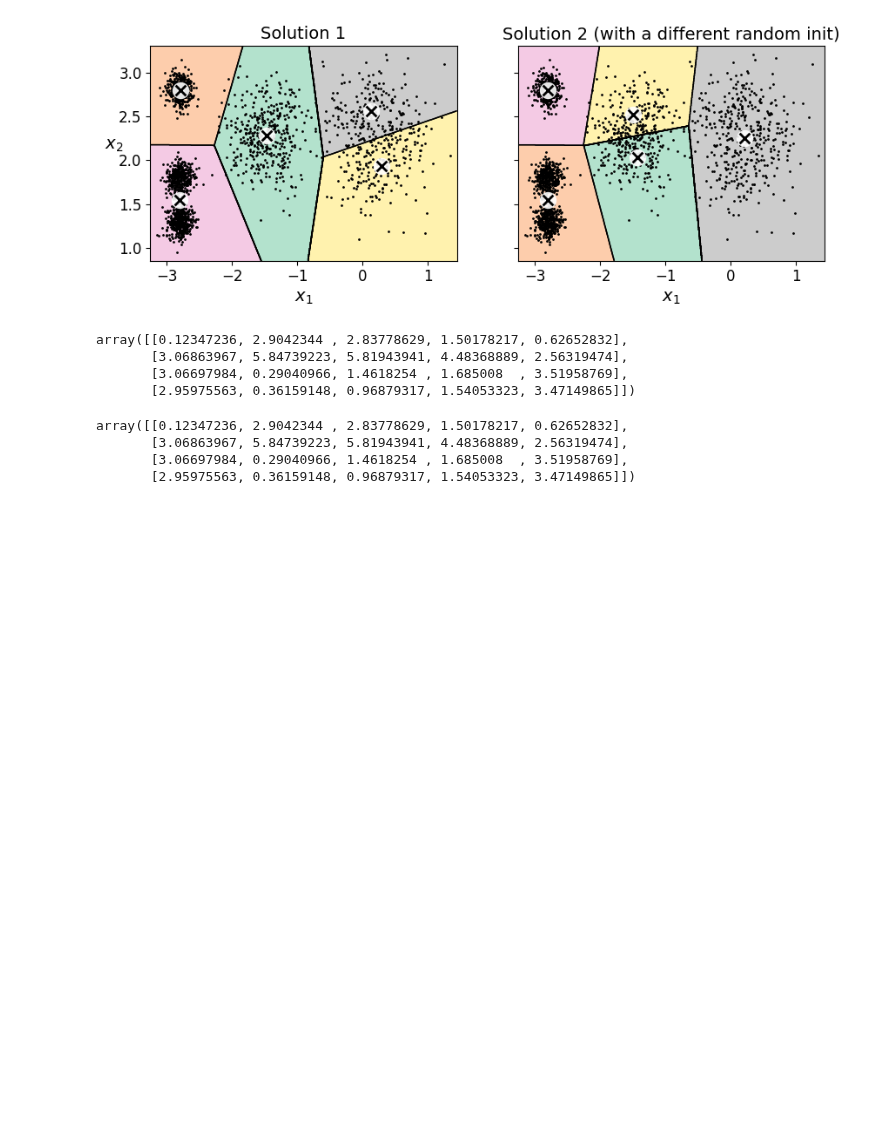
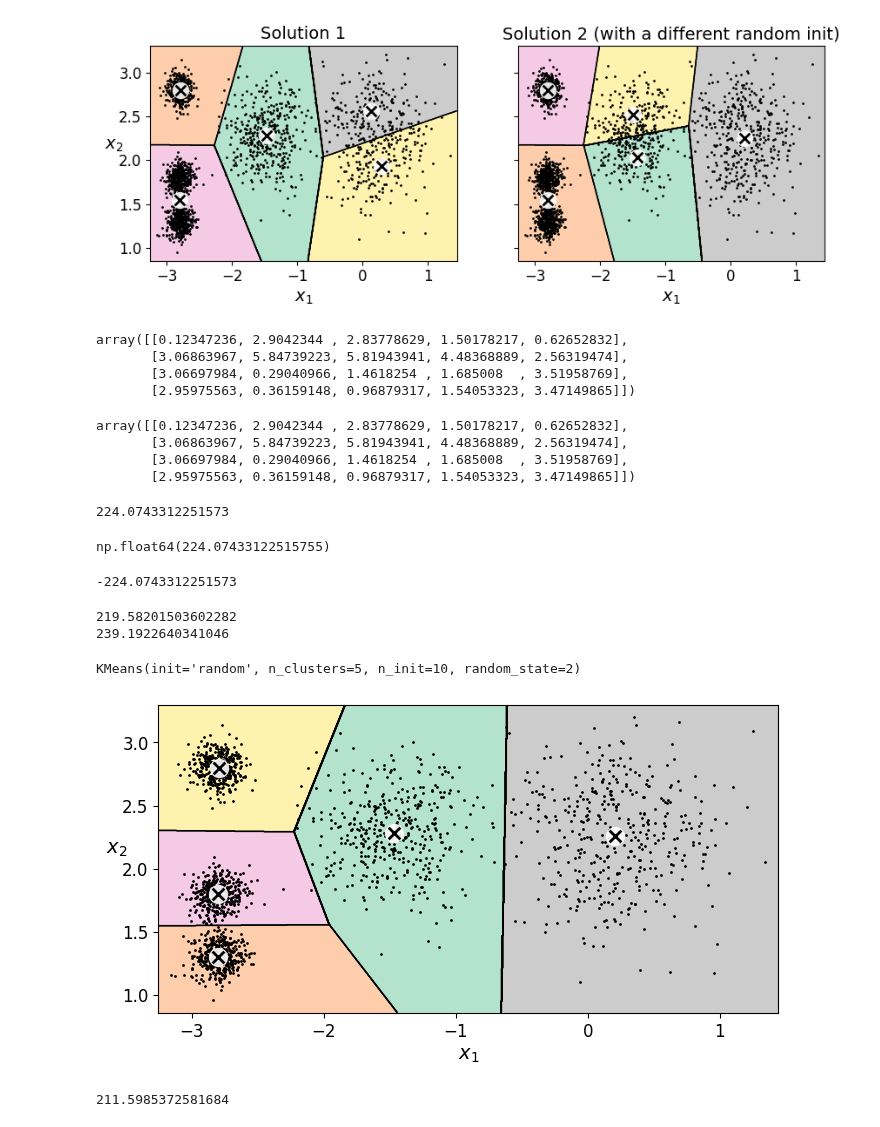
Before and after one commit to jonskerlj/ml_review, a Jupyter notebook: 09_unsupervised_learning.ipynb, the cells around one changed output. Saved outputs shown, nothing was run; the diff lists cells and outputs as text; code cells hidden in the pictures; blank space fills up the shorter version.

Commit message:
K-Means initialization strategies

```diff
--- a/09_unsupervised_learning.ipynb
+++ b/09_unsupervised_learning.ipynb
@@ -294,6 +294,55 @@ array([[0.12347236, 2.9042344 , 2.83778629, 1.50178217, 0.62652832],
        [3.06863967, 5.84739223, 5.81943941, 4.48368889, 2.56319474],
        [3.06697984, 0.29040966, 1.4618254 , 1.685008  , 3.51958769],
        [2.95975563, 0.36159148, 0.96879317, 1.54053323, 3.47149865]])
+# %%
+# Inertia - allows us to evaluate the model
+# - we dont have targets (unsupervised task) but at least we can measure the distance between each instance and its centroid
+
+# Is the sum of the squared distances between each training instance and its closest centroid
+kmeans.inertia_
+# %% [output]
+224.0743312251573
+# %%
+# Verify:
+X_dist = kmeans.transform(X)
+np.sum(X_dist[np.arange(len(X_dist)), kmeans.labels_]**2)
+# %% [output]
+np.float64(224.07433122515755)
+# %%
+# score() method returns negative inertia - it respects greater is better rule
+kmeans.score(X)
+# %% [output]
+-224.0743312251573
+# %%
+# Do multiple initializations
+print(kmeans_rnd_init1.inertia_)
+print(kmeans_rnd_init2.inertia_)
+# %% [output]
+219.58201503602282
+239.1922640341046
+# %%
+# In SL - n_init hyperparam can be set that runs the algorithm n_init times, and selects the solutions that minimizes the intertia
+# - default is 10:
+kmeans_rnd_10_inits = KMeans(n_clusters=5, init="random", n_init=10,
+                              algorithm="lloyd", random_state=2)
+kmeans_rnd_10_inits.fit(X)
+# %% [output]
+KMeans(init='random', n_clusters=5, n_init=10, random_state=2)
+# %%
+# Seems a lot better than just 1 random initialization
+plt.figure(figsize=(8, 4))
+plot_decision_boundaries(kmeans_rnd_10_inits, X)
+plt.show()
+# %% [output]
+[figure, added]
 # %%
 # Centroid Initialization Methods
 # - how to find the best starting point to find the glabally optimal solution
+# %%
+# If you know approx where the centroids should be - can set the init hyperparameter to a NumPy array containing the list of centroids:
+good_init = np.array([[-3, 3], [-3, 2], [-3, 1], [-1, 2], [0, 2]])
+kmeans = KMeans(n_clusters=5, init=good_init, n_init=1)
+kmeans.fit(X)
+kmeans.inertia_
+# %% [output]
+211.5985372581684
```
Also changed, not shown: parts of 1 cell of this notebook.
